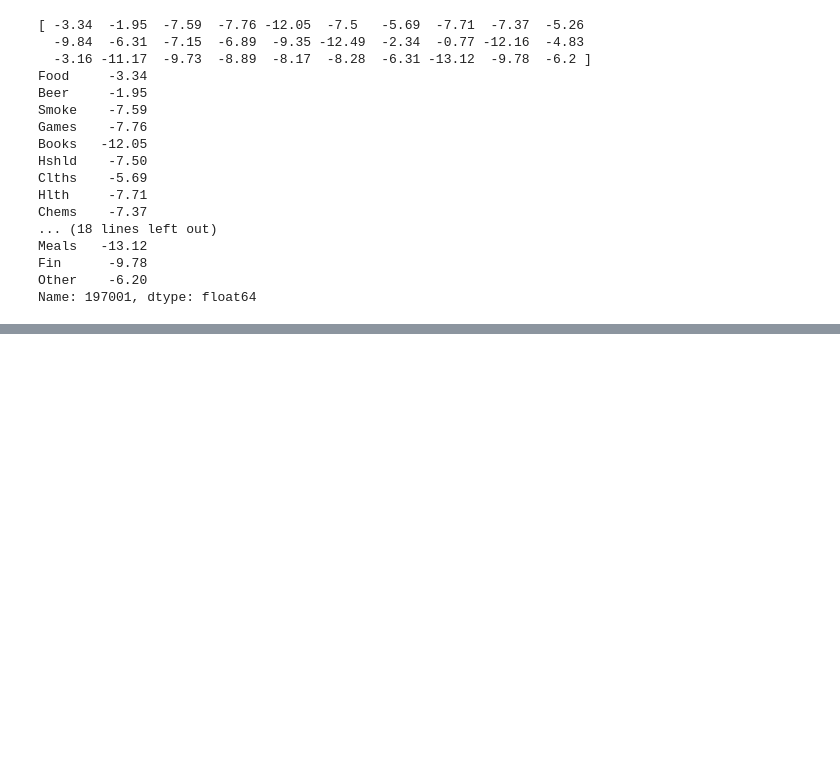
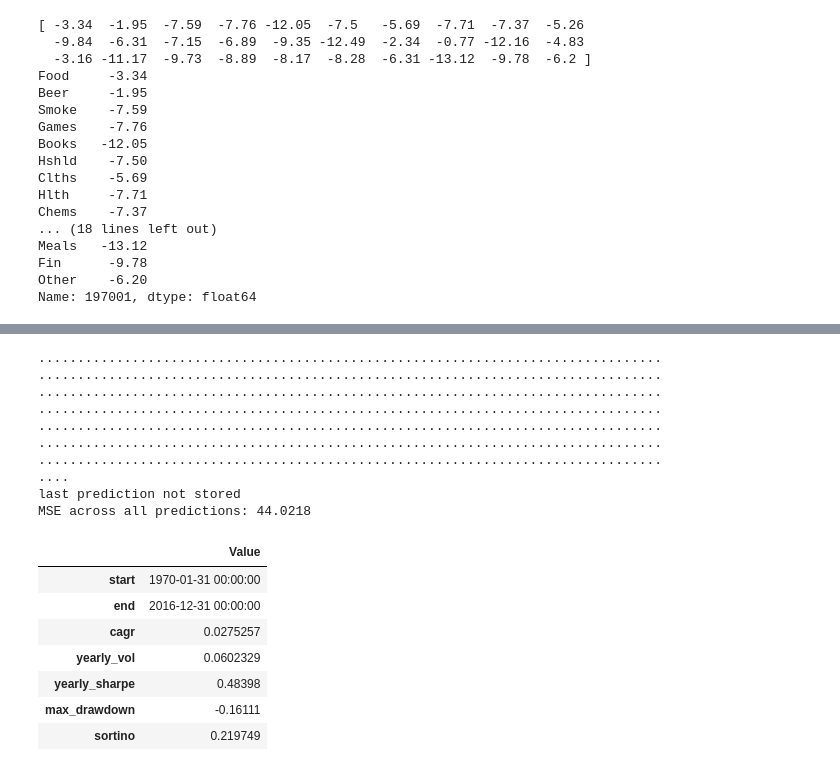
Before and after one commit to druce/Machine-learning-for-financial-market-prediction, a Jupyter notebook: Replicate Paper by Rapach, Strauss, Tu, Zhou.ipynb, the cells around one changed output, grey strips where cells are left out. Saved outputs shown, nothing was run; the diff lists cells and outputs as text; code cells hidden in the pictures; blank space fills up the shorter version.

```diff
--- a/Replicate Paper by Rapach, Strauss, Tu, Zhou.ipynb
+++ b/Replicate Paper by Rapach, Strauss, Tu, Zhou.ipynb
@@ -644,2 +717,26 @@ mychart(perf)
 # %% [output]
 [interactive output not drawn]
+# %%
+# pass coef_dict as 'all'
+# fit_predict will use all predictors (no subset selection)
+model = LinearRegression()
+run_backtest(X, Y, model, coef_dict='all', startmonth=STARTMONTH)
+# %% [output]
+................................................................................
+................................................................................
+................................................................................
+................................................................................
+................................................................................
+................................................................................
+................................................................................
+....
+last prediction not stored
+MSE across all predictions: 44.0218
+|  | Value |
+| start | 1970-01-31 00:00:00 |
+| end | 2016-12-31 00:00:00 |
+| cagr | 0.0275257 |
+| yearly_vol | 0.0602329 |
+| yearly_sharpe | 0.48398 |
+| max_drawdown | -0.16111 |
+| sortino | 0.219749 |
```
Also changed, not shown: parts of 28 cells of this notebook, 9 other files.
